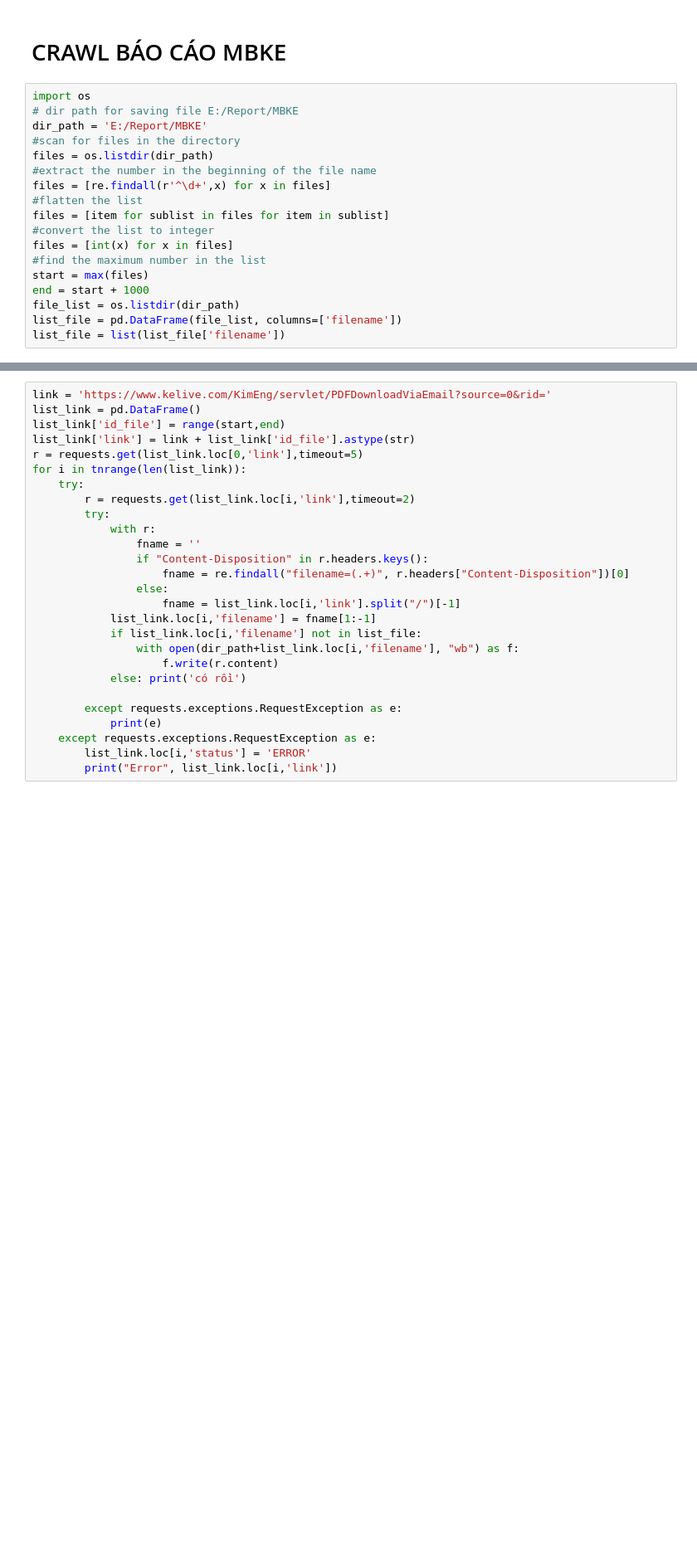
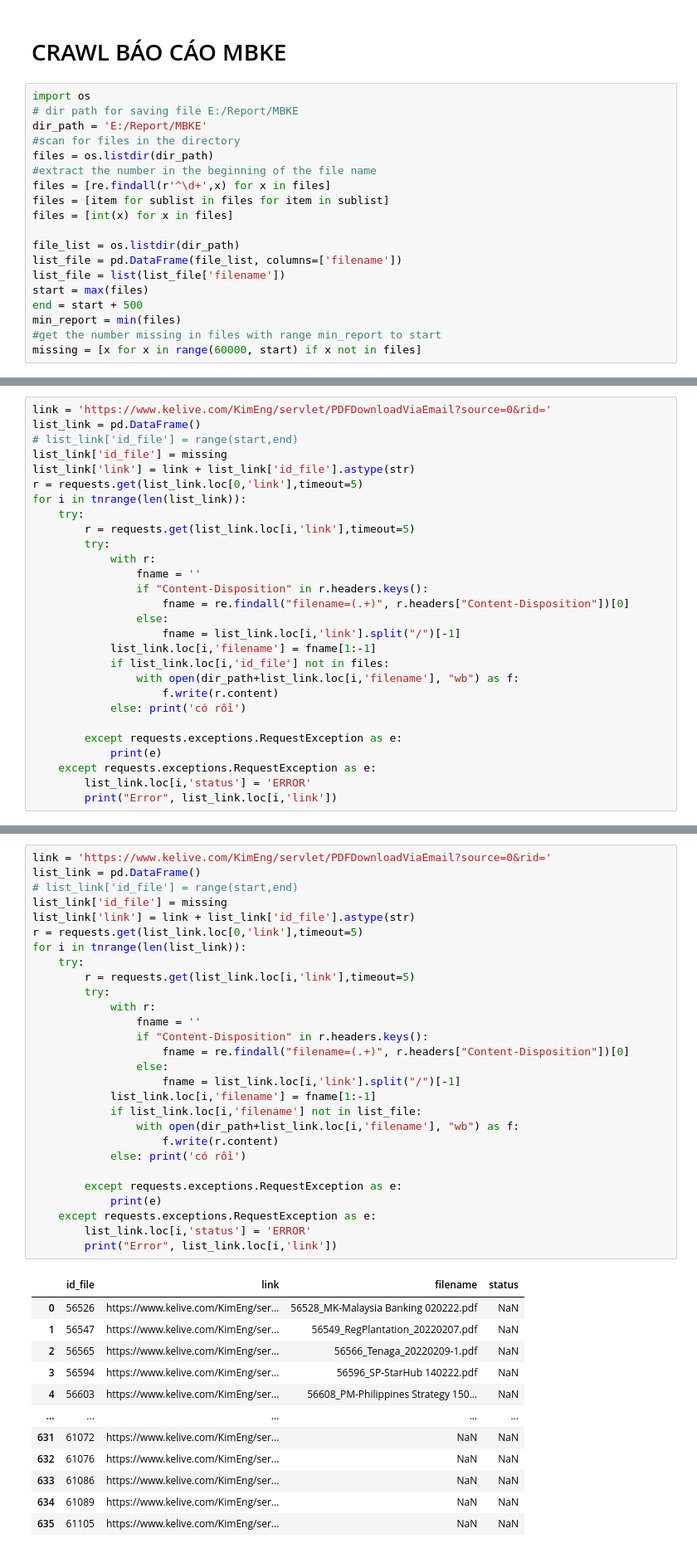
Before and after one commit to hanhieu/nghichngom, a Jupyter notebook: mbke_crawling.ipynb, the cells around one changed output, grey strips where cells are left out. Shown: that part at 83% size. Drawn from its saved outputs; the diff is of its cells as text; blank space fills up the shorter version.

```diff
--- a/mbke_crawling.ipynb
+++ b/mbke_crawling.ipynb
@@ -80,13 +38,14 @@ dir_path = 'E:/Report/MBKE'
 files = os.listdir(dir_path)
 #extract the number in the beginning of the file name
 files = [re.findall(r'^\d+',x) for x in files]
-#flatten the list
 files = [item for sublist in files for item in sublist]
-#convert the list to integer
 files = [int(x) for x in files]
-#find the maximum number in the list
-start = max(files)
-end = start + 1000
+
 file_list = os.listdir(dir_path)
 list_file = pd.DataFrame(file_list, columns=['filename'])
 list_file = list(list_file['filename'])
+start = max(files)
+end = start + 500
+min_report = min(files)
+#get the number missing in files with range min_report to start
+missing = [x for x in range(60000, start) if x not in files]
@@ -92,0 +55,28 @@ list_file = list(list_file['filename'])
+# %%
+link = 'https://www.kelive.com/KimEng/servlet/PDFDownloadViaEmail?source=0&rid='
+list_link = pd.DataFrame()
+# list_link['id_file'] = range(start,end)
+list_link['id_file'] = missing
+list_link['link'] = link + list_link['id_file'].astype(str)
+r = requests.get(list_link.loc[0,'link'],timeout=5)
+for i in tnrange(len(list_link)):
+    try:
+        r = requests.get(list_link.loc[i,'link'],timeout=5)
+        try:
+            with r:
+                fname = ''
+                if "Content-Disposition" in r.headers.keys():
+                    fname = re.findall("filename=(.+)", r.headers["Content-Disposition"])[0]
+                else:
+                    fname = list_link.loc[i,'link'].split("/")[-1]
+            list_link.loc[i,'filename'] = fname[1:-1]
+            if list_link.loc[i,'id_file'] not in files:
+                with open(dir_path+list_link.loc[i,'filename'], "wb") as f:
+                    f.write(r.content)
+            else: print('có rồi')
+
+        except requests.exceptions.RequestException as e:
+            print(e)
+    except requests.exceptions.RequestException as e:
+        list_link.loc[i,'status'] = 'ERROR'
+        print("Error", list_link.loc[i,'link'])
@@ -93,28 +86,41 @@ list_file = list(list_file['filename'])
 # %%
 link = 'https://www.kelive.com/KimEng/servlet/PDFDownloadViaEmail?source=0&rid='
 list_link = pd.DataFrame()
-list_link['id_file'] = range(start,end)
+# list_link['id_file'] = range(start,end)
+list_link['id_file'] = missing
 list_link['link'] = link + list_link['id_file'].astype(str)
 r = requests.get(list_link.loc[0,'link'],timeout=5)
 for i in tnrange(len(list_link)):
     try:
-        r = requests.get(list_link.loc[i,'link'],timeout=2)
+        r = requests.get(list_link.loc[i,'link'],timeout=5)
         try:
             with r:
                 fname = ''
                 if "Content-Disposition" in r.headers.keys():
                     fname = re.findall("filename=(.+)", r.headers["Content-Disposition"])[0]
                 else:
                     fname = list_link.loc[i,'link'].split("/")[-1]
             list_link.loc[i,'filename'] = fname[1:-1]
             if list_link.loc[i,'filename'] not in list_file:
                 with open(dir_path+list_link.loc[i,'filename'], "wb") as f:
                     f.write(r.content)
             else: print('có rồi')
 
         except requests.exceptions.RequestException as e:
             print(e)
     except requests.exceptions.RequestException as e:
         list_link.loc[i,'status'] = 'ERROR'
         print("Error", list_link.loc[i,'link'])
 # %% [output]
+|  | id_file | link | filename | status |
+| 0 | 56526 | https://www.kelive.com/KimEng/ser... | 56528_MK-Malaysia Banking 020222.pdf | NaN |
+| 1 | 56547 | https://www.kelive.com/KimEng/ser... | 56549_RegPlantation_20220207.pdf | NaN |
+| 2 | 56565 | https://www.kelive.com/KimEng/ser... | 56566_Tenaga_20220209-1.pdf | NaN |
+| 3 | 56594 | https://www.kelive.com/KimEng/ser... | 56596_SP-StarHub 140222.pdf | NaN |
+| 4 | 56603 | https://www.kelive.com/KimEng/ser... | 56608_PM-Philippines Strategy 150... | NaN |
+| ... | ... | ... | ... | ... |
+| 631 | 61072 | https://www.kelive.com/KimEng/ser... | NaN | NaN |
+| 632 | 61076 | https://www.kelive.com/KimEng/ser... | NaN | NaN |
+| 633 | 61086 | https://www.kelive.com/KimEng/ser... | NaN | NaN |
+| 634 | 61089 | https://www.kelive.com/KimEng/ser... | NaN | NaN |
+| 635 | 61105 | https://www.kelive.com/KimEng/ser... | NaN | NaN |
```
Also changed, not shown: parts of 31 cells of this notebook.
